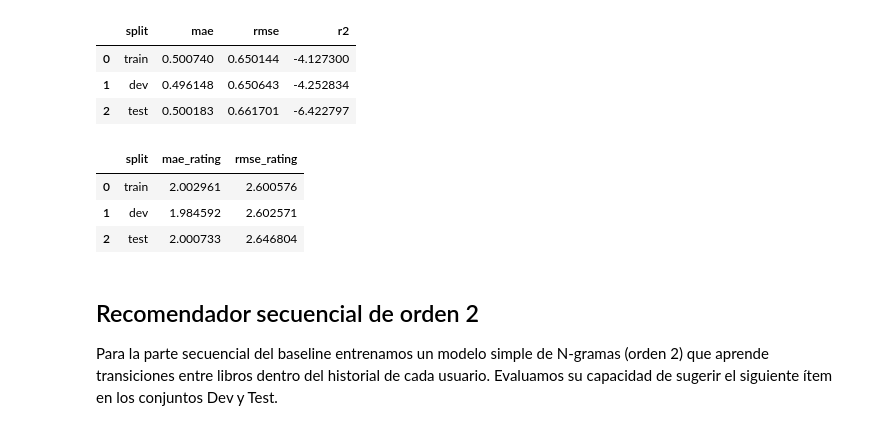
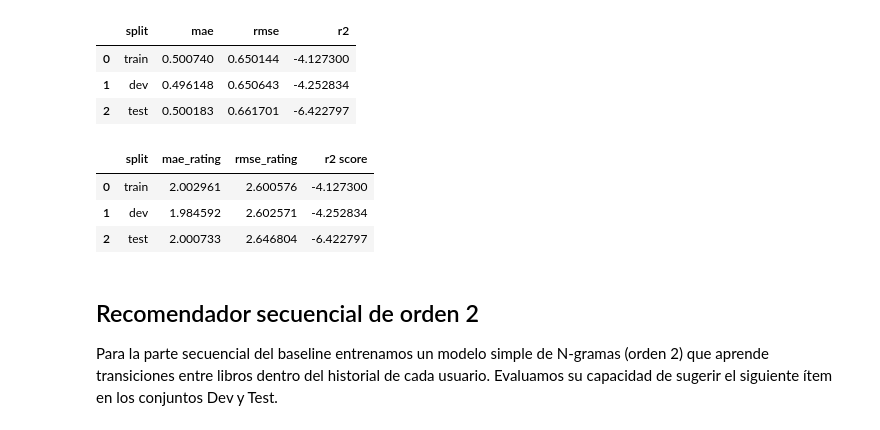
Before and after one commit to lctr33/Sistema-de-recomendacion, a Jupyter notebook: sistema_recomendacion/notebooks/etapa1/03_modelo_baseline.ipynb, the cells around one changed output. Cells and saved outputs as stored; diff of their text form; code cells hidden in the pictures.

```diff
--- a/sistema_recomendacion/notebooks/etapa1/03_modelo_baseline.ipynb
+++ b/sistema_recomendacion/notebooks/etapa1/03_modelo_baseline.ipynb
@@ -112,26 +123,27 @@ regression_metrics
 # %%
 def rescale_to_rating(pred_normalized: np.ndarray) -> np.ndarray:
     return pred_normalized * 4.0 + 1.0
 def evaluate_rescaled(model, X, y_true, split_name: str) -> dict:
     y_pred_norm = np.clip(model.predict(X), 0.0, 1.0)
     y_pred_rating = rescale_to_rating(y_pred_norm)
     y_true_rating = rescale_to_rating(y_true)
     return {
         "split": split_name,
         "mae_rating": mae(y_true_rating, y_pred_rating),
         "rmse_rating": rmse(y_true_rating, y_pred_rating),
+        "r2 score": r2_score(y_true_rating, y_pred_rating),
     }
 regression_metrics_rating_scale = pd.DataFrame([
     evaluate_rescaled(sgd_regressor, X_train, y_train, "train"),
     evaluate_rescaled(sgd_regressor, X_dev, y_dev, "dev"),
     evaluate_rescaled(sgd_regressor, X_test, y_test, "test"),
 ])
 regression_metrics_rating_scale
 # %% [output]
-|  | split | mae_rating | rmse_rating |
-| 0 | train | 2.002961 | 2.600576 |
-| 1 | dev | 1.984592 | 2.602571 |
-| 2 | test | 2.000733 | 2.646804 |
+|  | split | mae_rating | rmse_rating | r2 score |
+| 0 | train | 2.002961 | 2.600576 | -4.127300 |
+| 1 | dev | 1.984592 | 2.602571 | -4.252834 |
+| 2 | test | 2.000733 | 2.646804 | -6.422797 |
 # %% [markdown]
 ## Recomendador secuencial de orden 2
 Para la parte secuencial del baseline entrenamos un modelo simple de N-gramas (orden 2) que aprende transiciones entre libros dentro del historial de cada usuario. Evaluamos su capacidad de sugerir el siguiente ítem en los conjuntos Dev y Test.
```
Also changed, not shown: parts of 1 cell of this notebook, 6 other files.
